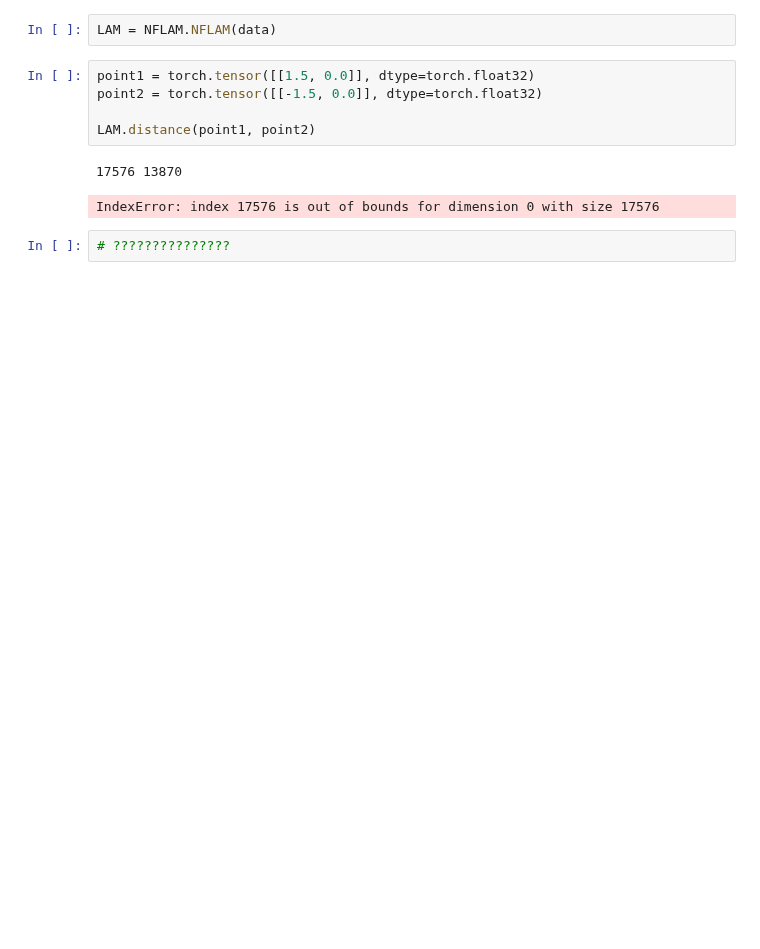
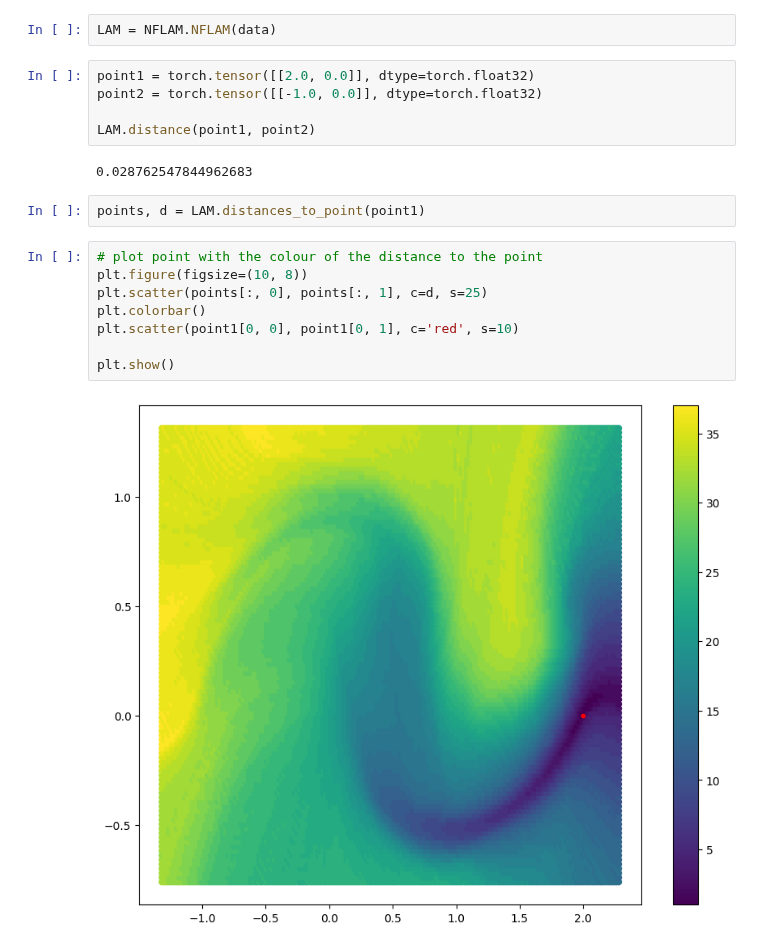
Before and after one commit to CKleiber/LAMINAR, a Jupyter notebook: notebooks/demo.ipynb, the cells around one changed output. Drawn from its saved outputs; the diff is of its cells as text; blank space fills up the shorter version.

```diff
--- a/notebooks/demo.ipynb
+++ b/notebooks/demo.ipynb
@@ -29,12 +29,21 @@ plt.scatter(X[:, 0], X[:, 1], s=10)
 # %%
 LAM = NFLAM.NFLAM(data)
 # %%
-point1 = torch.tensor([[1.5, 0.0]], dtype=torch.float32)
-point2 = torch.tensor([[-1.5, 0.0]], dtype=torch.float32)
+point1 = torch.tensor([[2.0, 0.0]], dtype=torch.float32)
+point2 = torch.tensor([[-1.0, 0.0]], dtype=torch.float32)
 
 LAM.distance(point1, point2)
 # %% [output]
-17576 13870
+0.028762547844962683
-IndexError: index 17576 is out of bounds for dimension 0 with size 17576
-# %%
-# ???????????????
+# %%
+points, d = LAM.distances_to_point(point1)
+# %%
+# plot point with the colour of the distance to the point
+plt.figure(figsize=(10, 8))
+plt.scatter(points[:, 0], points[:, 1], c=d, s=25)
+plt.colorbar()
+plt.scatter(point1[0, 0], point1[0, 1], c='red', s=10)
+
+plt.show()
+# %% [output]
+[figure, added]
```
Also changed, not shown: parts of 1 cell of this notebook, 1 other file.
